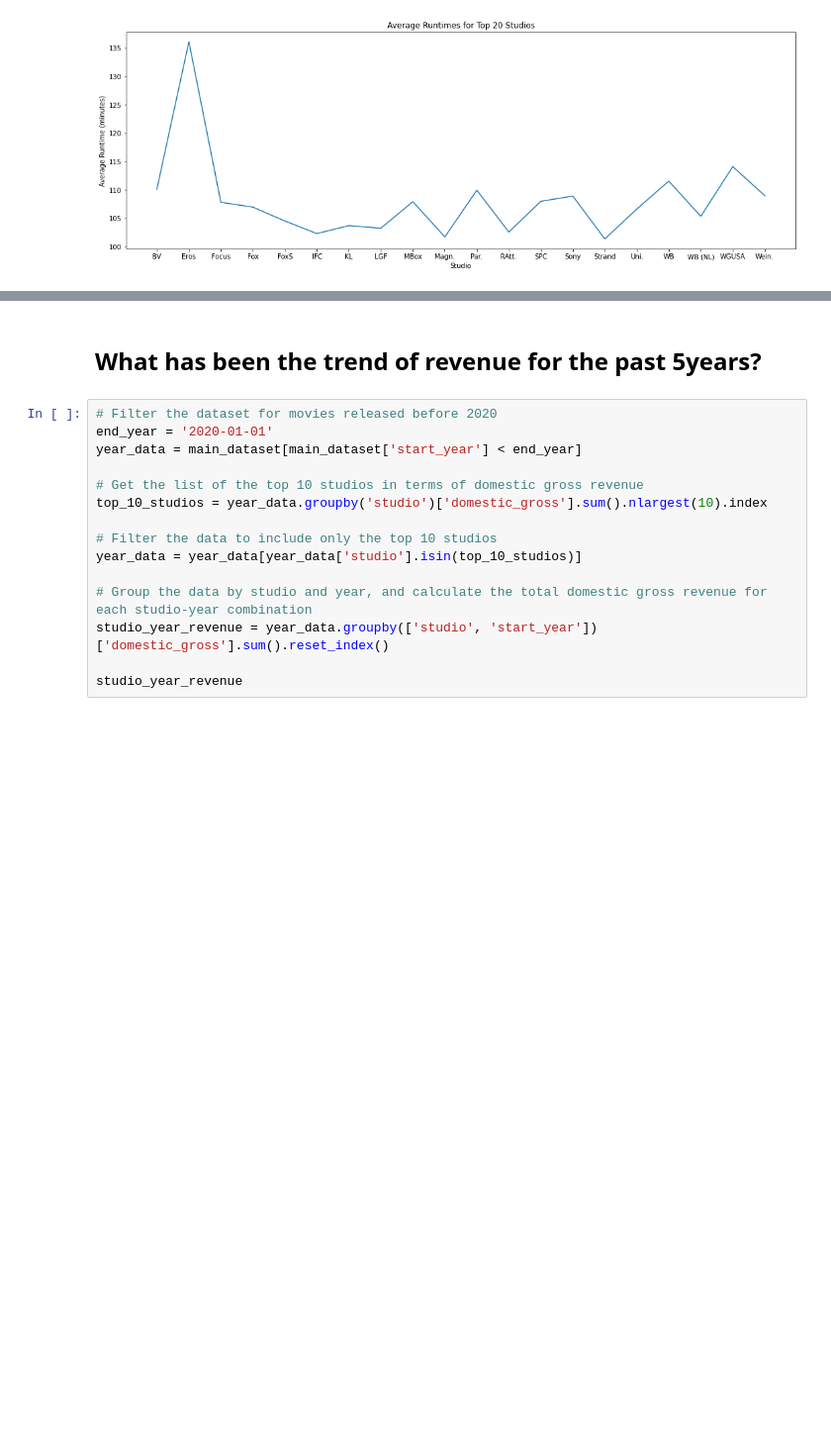
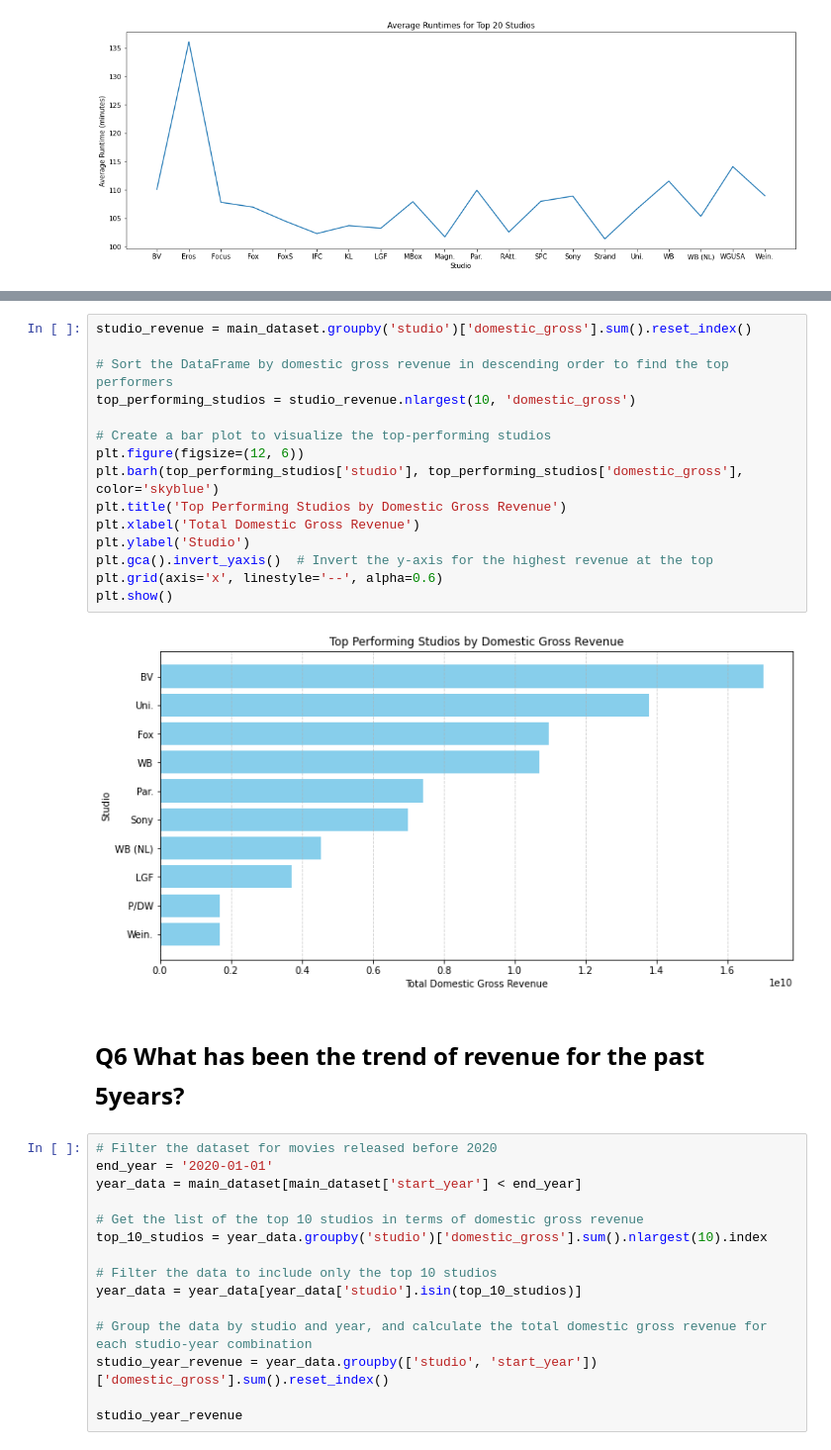
Before and after one commit to StellaNdegwa/DATA-SCIENCE-PHASE-1-PROJECT, a Jupyter notebook: recommndproject.ipynb, the cells around one changed output, grey strips where cells are left out. Shown: that part at 99% size. Drawn from its saved outputs; the diff is of its cells as text; blank space fills up the shorter version.

```diff
--- a/recommndproject.ipynb
+++ b/recommndproject.ipynb
@@ -499,5 +518,22 @@ The best run time for movies is above 100 minutes but not more than 115
+# %%
+studio_revenue = main_dataset.groupby('studio')['domestic_gross'].sum().reset_index()
+
+# Sort the DataFrame by domestic gross revenue in descending order to find the top performers
+top_performing_studios = studio_revenue.nlargest(10, 'domestic_gross')
+
+# Create a bar plot to visualize the top-performing studios
+plt.figure(figsize=(12, 6))
+plt.barh(top_performing_studios['studio'], top_performing_studios['domestic_gross'], color='skyblue')
+plt.title('Top Performing Studios by Domestic Gross Revenue')
+plt.xlabel('Total Domestic Gross Revenue')
+plt.ylabel('Studio')
+plt.gca().invert_yaxis()  # Invert the y-axis for the highest revenue at the top
+plt.grid(axis='x', linestyle='--', alpha=0.6)
+plt.show()
+# %% [output]
+[figure, added]
 # %% [markdown]
-<h1 style="font-size: 24px;">What has been the trend of revenue for the past 5years?</h1>
+<h1 style="font-size: 24px;">Q6 What has been the trend of revenue for the past 5years?</h1>
 # %%
 # Filter the dataset for movies released before 2020
 end_year = '2020-01-01'
```
Also changed, not shown: parts of 18 cells of this notebook, 11 other files.
